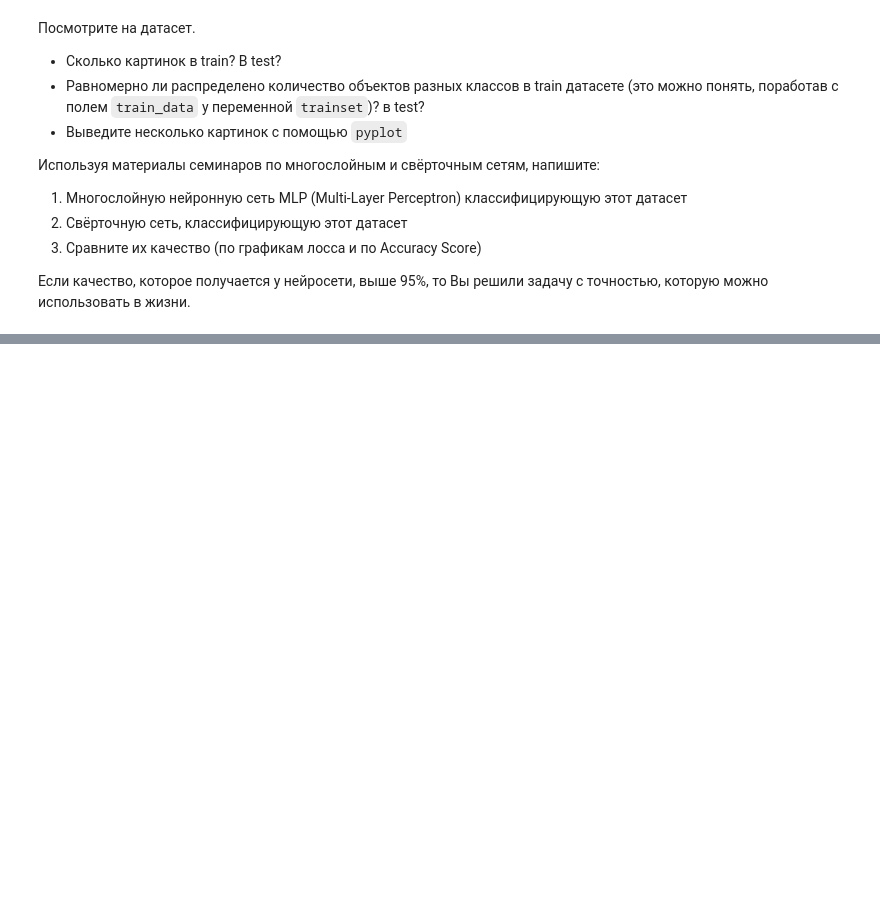
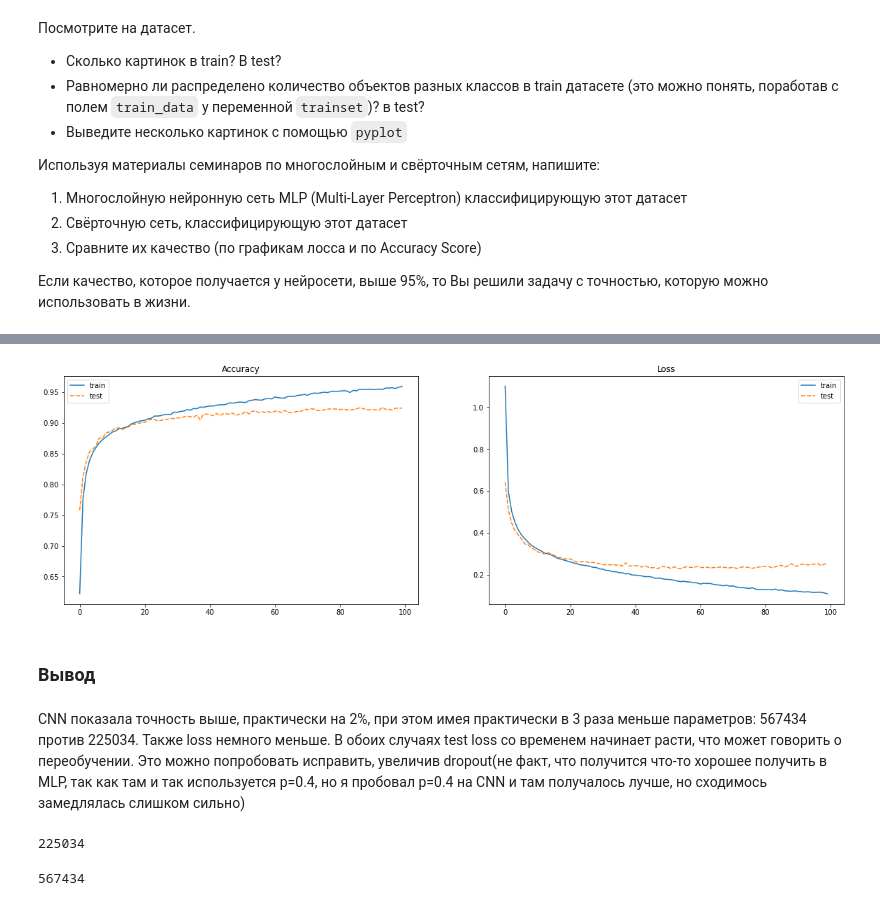
Before and after one commit to MGSDS/Itmo-ML, a Jupyter notebook: Lab 7/test 7.2 fashionmnist.ipynb, the cells around one changed output, grey strips where cells are left out. Saved outputs shown, nothing was run; the diff lists cells and outputs as text; code cells hidden in the pictures; blank space fills up the shorter version.

```diff
--- a/Lab 7/test 7.2 fashionmnist.ipynb
+++ b/Lab 7/test 7.2 fashionmnist.ipynb
@@ -73,0 +269,35 @@ Done!
+# %%
+class CNN(nn.Module):
+    def __init__(self):
+        super(CNN, self).__init__()
+        self.__conv = nn.Sequential(
+            nn.Conv2d(1, 32, 3),
+            nn.ReLU(),
+            nn.MaxPool2d(2, 2),
+            nn.Dropout2d(0.2),
+            nn.Conv2d(32, 64, 3),
+            nn.ReLU(),
+            nn.MaxPool2d(2, 2),
+            nn.Dropout2d(0.2),
+        )
+
+        self.__dense = nn.Sequential(
+            nn.Linear(64 * 5 * 5, 128),
+            nn.ReLU(),
+            nn.Dropout(0.2),
+            nn.Linear(128, 10)
+        )
+
+    def forward(self, x):
+        x = self.__conv(x)
+        x = x.view(-1, 64 * 5 * 5)
+        x = self.__dense(x)
+        return x
+# %%
+model = CNN()
+
+optim = Adam(params=model.parameters())
+loss_fn = nn.CrossEntropyLoss()
+# %%
+model, loss_dict, accuracy_dict, best_ep, best_accuracy = train(model, 100, optim, loss_fn)
+print(f'Best epoch: {best_ep}, best accuracy: {best_accuracy:.4f}')
@@ -73,0 +306,4 @@ Done!
+# %%
+plot(loss_dict, accuracy_dict)
+# %% [output]
+[figure, added]
@@ -73,0 +313,12 @@ Done!
+# %% [markdown]
+### Вывод
+# %% [markdown]
+CNN показала точность выше, практически на 2%, при этом имея практически в 3 раза меньше параметров: 567434 против 225034. Также loss немного меньше. В обоих случаях test loss со временем начинает расти, что может говорить о переобучении. Это можно попробовать исправить, увеличив dropout(не факт, что получится что-то хорошее получить в MLP, так как там и так используется p=0.4, но я пробовал p=0.4 на CNN и там получалось лучше, но сходимось замедлялась слишком сильно)
+# %%
+get_n_params(CNN())
+# %% [output]
+225034
+# %%
+get_n_params(MLP())
+# %% [output]
+567434
```
Also changed, not shown: parts of 25 cells of this notebook.
